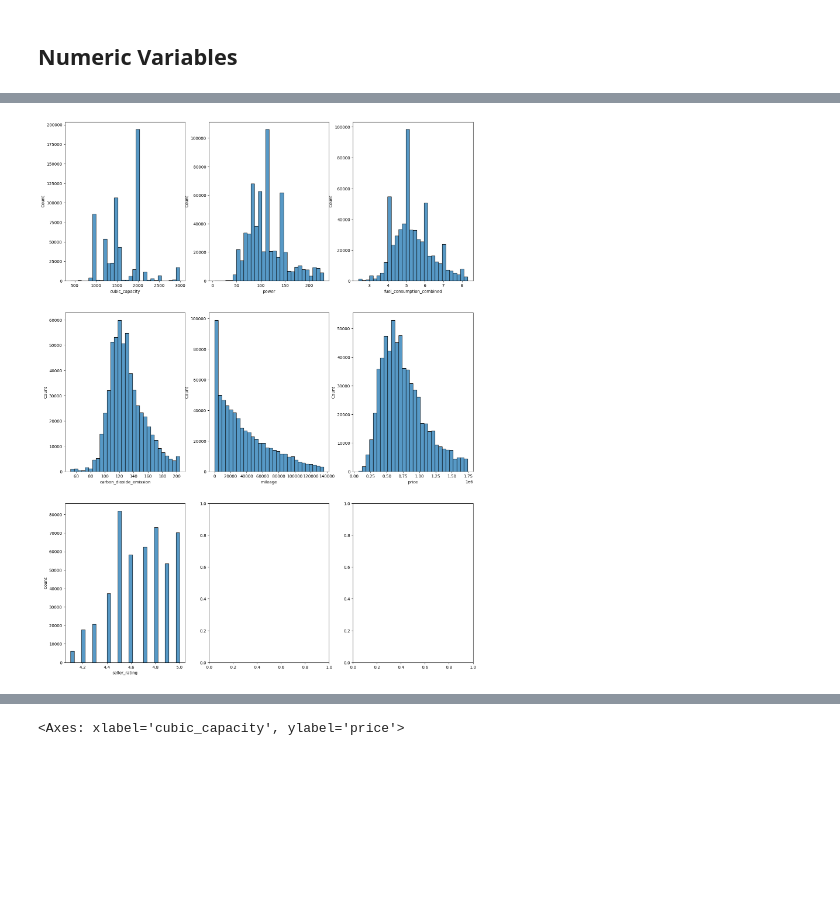
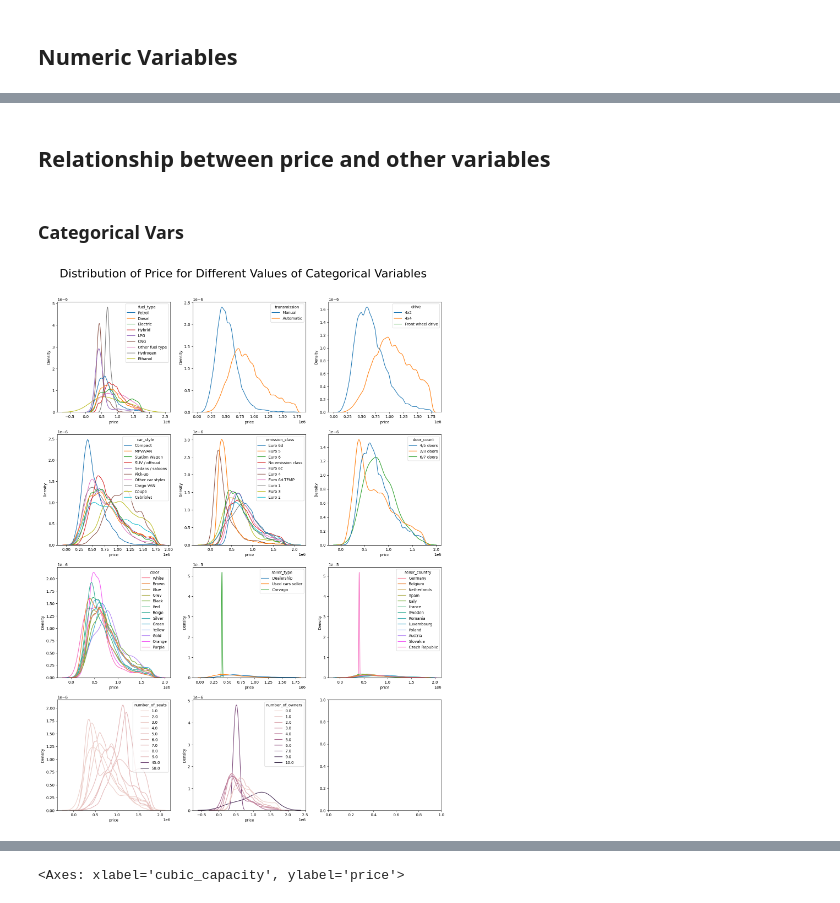
Before and after one commit to honzaz1234/ml_cars, a Jupyter notebook: reports/data_exploration.ipynb, the cells around one changed output, grey strips where cells are left out. Drawn from its saved outputs; the diff is of its cells as text; code cells hidden in the pictures; blank space fills up the shorter version.

```diff
--- a/reports/data_exploration.ipynb
+++ b/reports/data_exploration.ipynb
@@ -182,0 +202,6 @@ We can see that majority of the cars in the data set are less than 5 years old.
+# %%
+#fig, ax = plt.subplots(figsize=(10, 6), nrows=1, ncols=1)
+data["man_reg_diff"] = (data['registration_date'] - data['manufacture_date']).dt.days
+print(data["man_reg_diff"].value_counts().head(10))
+print("Correlation between date of registration and date of manufacturing: ")
+print(data["manufacture_date"].corr(data['registration_date']))
@@ -201,0 +255,18 @@ int_col_names.remove("number_of_owners")
+# %%
+from functions import *
+n_rows = math.ceil(len(numerical_cols_grid) / 2)
+fig, axes = plt.subplots(nrows=n_rows, ncols=2, figsize=(18, 24))
+fig.suptitle(
+    'Distribution of Numerical Variables',
+    fontsize=fontsize_grid,
+    y=y_grid)
+row_ind = 0
+col_ind = -1
+for ind in range(len(numerical_cols_grid)):
+    row_ind = math.floor(ind / 2)
+    col_ind += 1
+    data_filtered= filter_outliers(df=data, col=numerical_cols_grid[ind])
+    sns.histplot(data=data_filtered, x=numerical_cols_grid[ind],
+        ax=axes[row_ind, col_ind], bins=70)
+    if col_ind == 1:
+        col_ind = -1
@@ -202,22 +277,23 @@ int_col_names.remove("number_of_owners")
+# %% [markdown]
+## Relationship between price and other variables
+# %% [markdown]
+### Categorical Vars
 # %%
-n_rows = math.ceil(len(int_col_names) / 3)
+n_rows = math.ceil(len(cat_cols_grid) / 3)
 fig, axes = plt.subplots(nrows=n_rows, ncols=3, figsize=(18, 24))
+fig.suptitle(
+    'Distribution of Price for Different Values of Categorical Variables', fontsize=fontsize_grid,
+    y=y_grid
+    )
 row_ind = 0
 col_ind = -1
-for ind in range(len(int_col_names)):
+data_filtered = filter_outliers(df=data, col="price")
+for ind in range(len(cat_cols_grid)):
     row_ind = math.floor(ind / 3)
     col_ind += 1
-    Q1 = data[int_col_names[ind]].quantile(0.25)
-    Q3 = data[int_col_names[ind]].quantile(0.75)
-    # Calculate the IQR (Interquartile Range)
-    IQR = Q3 - Q1
-    # Define lower and upper bounds for outliers
-    lower_bound = Q1 - 1.5 * IQR
-    upper_bound = Q3 + 1.5 * IQR
-    data_filtered = data[(data[int_col_names[ind]] >= lower_bound) & (data[int_col_names[ind]] <= upper_bound)]
-    sns.histplot(data=data_filtered, x=int_col_names[ind],
-        ax=axes[row_ind, col_ind], bins=30)
+    sns.kdeplot(data=data_filtered, x="price", hue=cat_cols_grid[ind],
+        ax=axes[row_ind, col_ind], common_norm=False)
     if col_ind == 2:
         col_ind = -1
 # %% [output]
-[figure, old version]
+[figure, new version]
```
Also changed, not shown: parts of 23 cells of this notebook.
